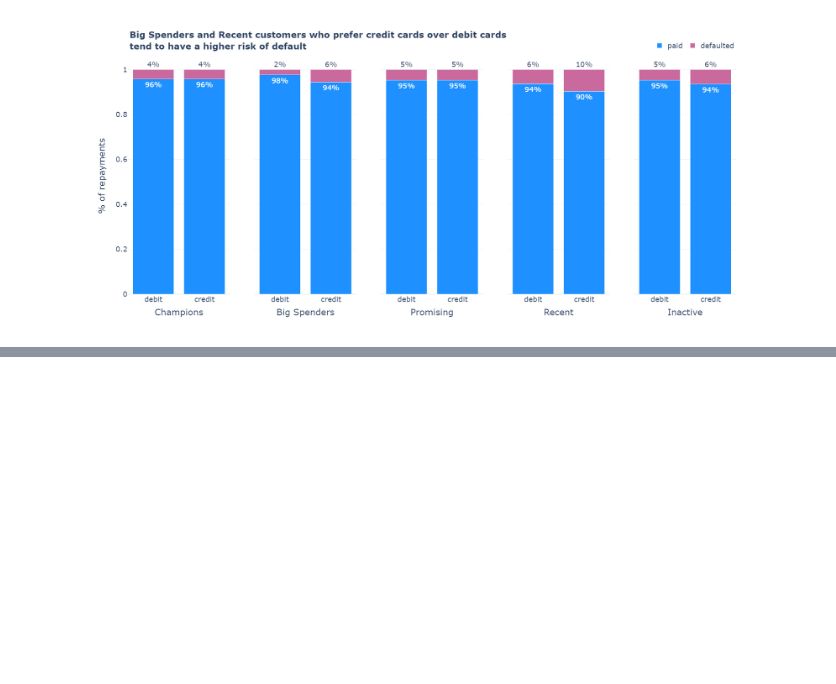
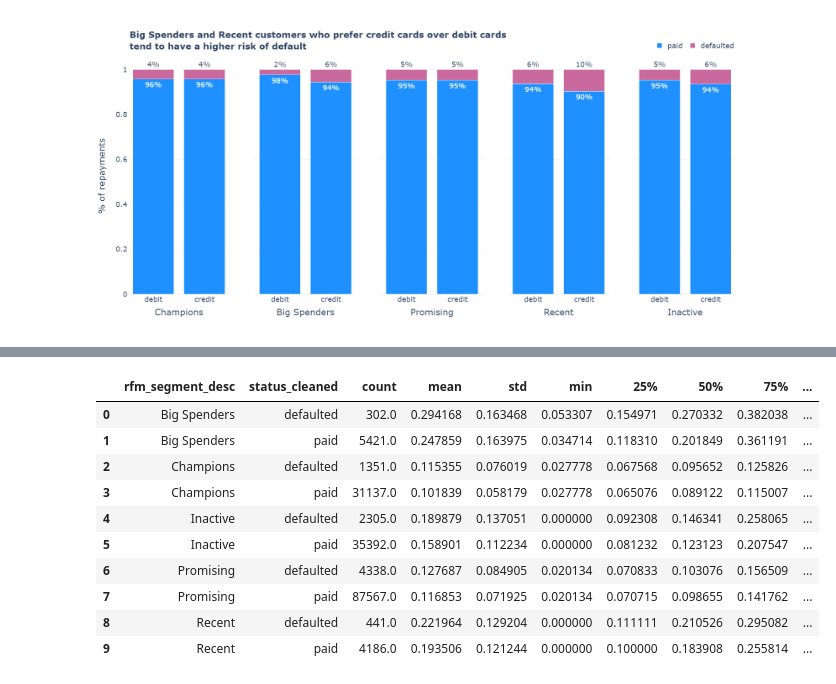
Before and after one commit to lamproslntz/loan-repayment-analysis, a Jupyter notebook: notebooks/data_analysis.ipynb, the cells around one changed output, grey strips where cells are left out. Cells and saved outputs as stored; diff of their text form; code cells hidden in the pictures; blank space fills up the shorter version.

```diff
--- a/notebooks/data_analysis.ipynb
+++ b/notebooks/data_analysis.ipynb
@@ -1534,0 +1770,14 @@ fig.show()
+# %%
+df_data.groupby(["rfm_segment_desc", "status_cleaned"], as_index=False)["rate_denied"].describe()
+# %% [output]
+|  | rfm_segment_desc | status_cleaned | count | mean | std | min | 25% | 50% | 75% | ... |
+| 0 | Big Spenders | defaulted | 302.0 | 0.294168 | 0.163468 | 0.053307 | 0.154971 | 0.270332 | 0.382038 | ... |
+| 1 | Big Spenders | paid | 5421.0 | 0.247859 | 0.163975 | 0.034714 | 0.118310 | 0.201849 | 0.361191 | ... |
+| 2 | Champions | defaulted | 1351.0 | 0.115355 | 0.076019 | 0.027778 | 0.067568 | 0.095652 | 0.125826 | ... |
+| 3 | Champions | paid | 31137.0 | 0.101839 | 0.058179 | 0.027778 | 0.065076 | 0.089122 | 0.115007 | ... |
+| 4 | Inactive | defaulted | 2305.0 | 0.189879 | 0.137051 | 0.000000 | 0.092308 | 0.146341 | 0.258065 | ... |
+| 5 | Inactive | paid | 35392.0 | 0.158901 | 0.112234 | 0.000000 | 0.081232 | 0.123123 | 0.207547 | ... |
+| 6 | Promising | defaulted | 4338.0 | 0.127687 | 0.084905 | 0.020134 | 0.070833 | 0.103076 | 0.156509 | ... |
+| 7 | Promising | paid | 87567.0 | 0.116853 | 0.071925 | 0.020134 | 0.070715 | 0.098655 | 0.141762 | ... |
+| 8 | Recent | defaulted | 441.0 | 0.221964 | 0.129204 | 0.000000 | 0.111111 | 0.210526 | 0.295082 | ... |
+| 9 | Recent | paid | 4186.0 | 0.193506 | 0.121244 | 0.000000 | 0.100000 | 0.183908 | 0.255814 | ... |
```
Also changed, not shown: parts of 69 cells of this notebook, 12 other files.
